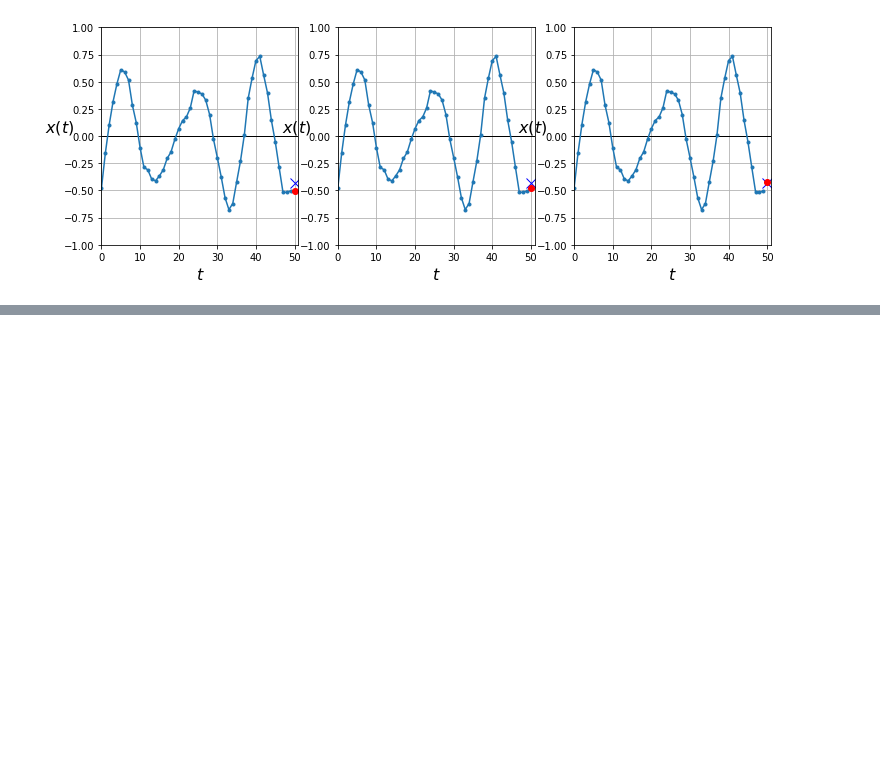
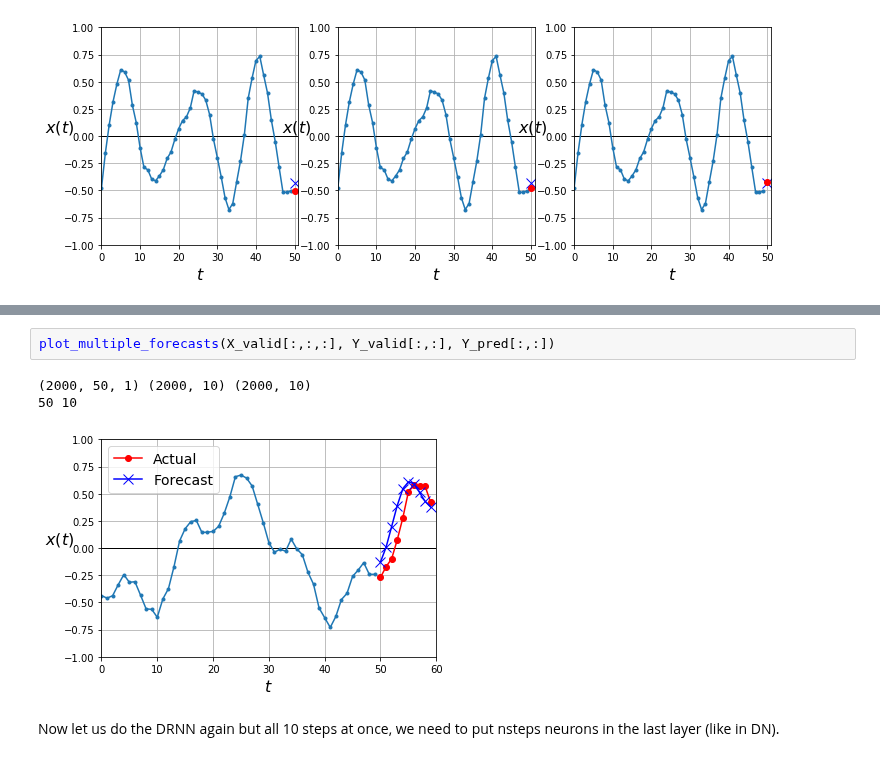
Before and after one commit to dtrad/geoml_course, a Jupyter notebook: Practice22_RNN.ipynb, the cells around one changed output, grey strips where cells are left out. Saved outputs shown, nothing was run; the diff lists cells and outputs as text; blank space fills up the shorter version.

```diff
--- a/Practice22_RNN.ipynb
+++ b/Practice22_RNN.ipynb
@@ -323,0 +449,8 @@ plot_multiple_forecasts(X_valid, y_valid, y_pred)
+# %%
+plot_multiple_forecasts(X_valid[:,:,:], Y_valid[:,:], Y_pred[:,:])
+# %% [output]
+(2000, 50, 1) (2000, 10) (2000, 10)
+50 10
+[figure, added]
+# %% [markdown]
+Now let us do the DRNN again but all 10 steps at once, we need to put nsteps neurons in the last layer (like in DN).
```
Also changed, not shown: parts of 23 cells of this notebook.
